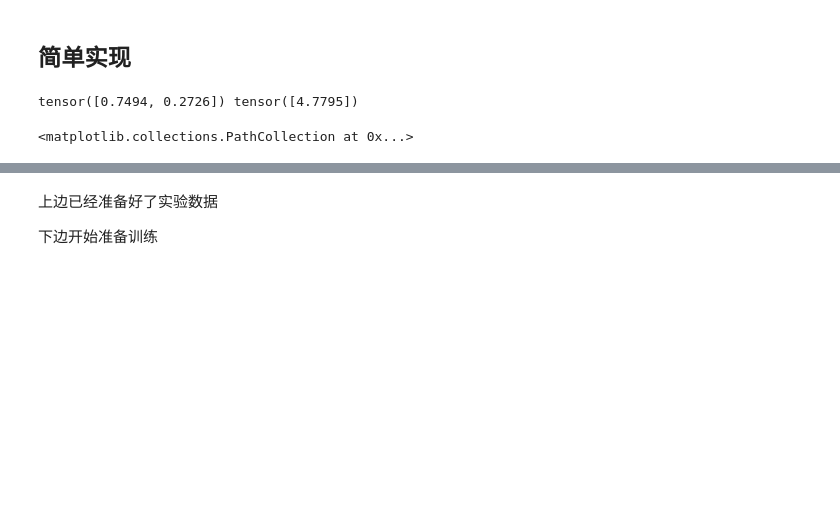
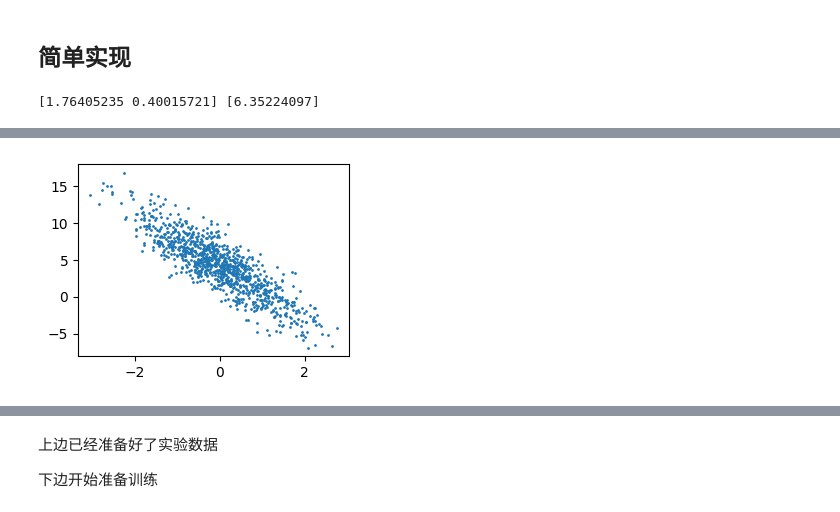
Before and after one commit to allenzhang61/blog, a Jupyter notebook: AI/chapter-04/04-008.ipynb, the cells around one changed output, grey strips where cells are left out. Saved outputs shown, nothing was run; the diff lists cells and outputs as text; code cells hidden in the pictures; blank space fills up the shorter version.

```diff
--- a/AI/chapter-04/04-008.ipynb
+++ b/AI/chapter-04/04-008.ipynb
@@ -7,20 +9,22 @@ from d2l import torch as d2l
 # %%
 def synthetic_data(w, b, num_examples):
     # 生成 y=Xw+b+噪声
-    X = torch.normal(0, 1, (num_examples, len(w)))
-    y = torch.matmul(X, w) + b
-    y += torch.normal(0, 0.01, y.shape)
+    X = np.random.normal(0, 1, (num_examples, len(w)))
+    y = np.dot(X, w) + b
+    y += np.random.normal(0, 0.01, y.shape)
+    # y.reshape((-1, 1)) 把 y 变成一个 N 行 1 列的二维数组。原来 y 是一维的# (1000,)，之后变成：# (1000, 1)
+    # -1 表示：这一维让 numpy 自动推断。
     return X, y.reshape((-1, 1))
 
 
-true_w = torch.tensor([2, -3.4])
+true_w = np.array([2, -3.4])
 true_b = 4.2
 features, labels = synthetic_data(true_w, true_b, 1000)
 print(features[0], labels[0])
 # %% [output]
-tensor([0.7494, 0.2726]) tensor([4.7795])
+[1.76405235 0.40015721] [6.35224097]
 # %%
-d2l.set_figsize()
-d2l.plt.scatter(features[:, (1)].detach().numpy(), labels.detach().numpy(), 1)
+plt.figure(figsize=(3.5, 2.5))
+plt.scatter(features[:, 1], labels, 1)
+plt.show()
 # %% [output]
-<matplotlib.collections.PathCollection at 0x...>
@@ -28,3 +31,4 @@ d2l.plt.scatter(features[:, (1)].detach().numpy(), labels.detach().numpy(), 1)
+[figure, added]
 # %%
 def data_iter(batch_size, features, labels):
     num_examples = len(features)
```
Also changed, not shown: parts of 10 cells of this notebook, 2 other files.
